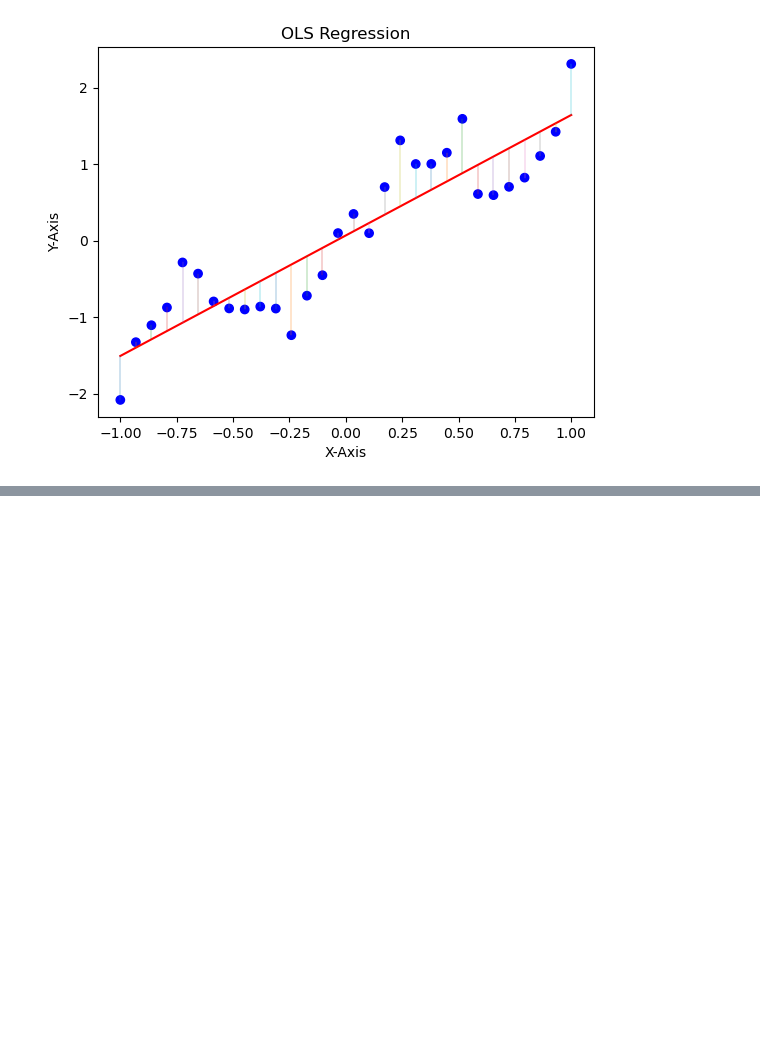
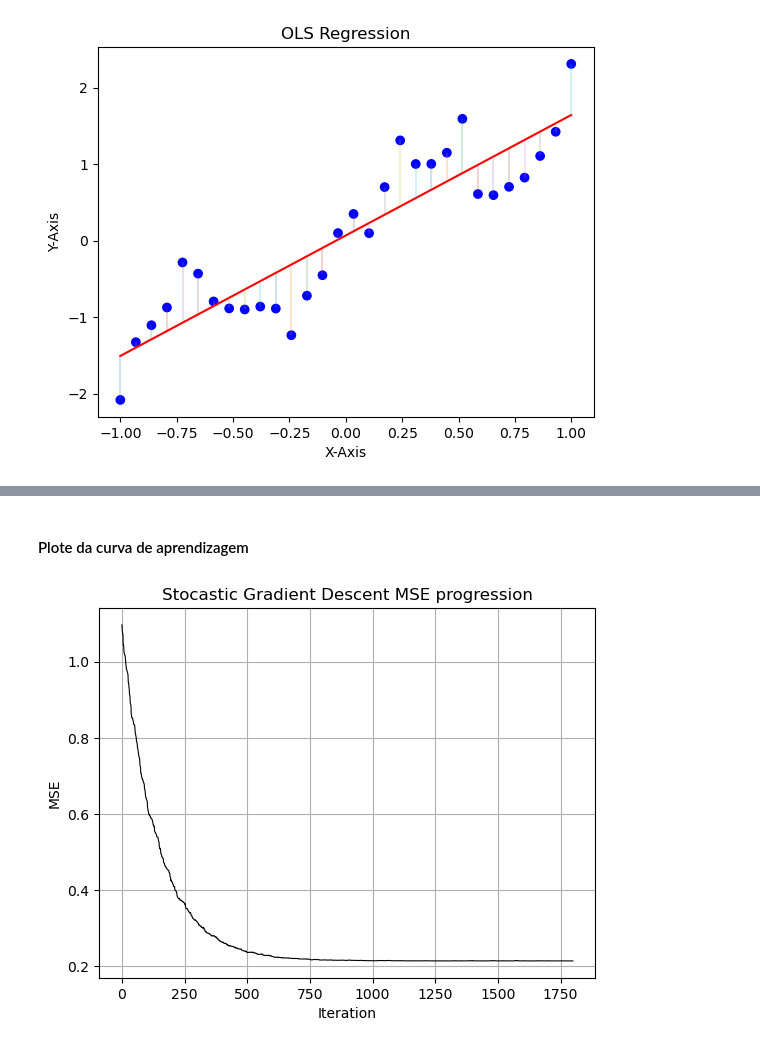
Before and after one commit to Louis-Ian/MachineLearning, a Jupyter notebook: Lista 1/list_01.ipynb, the cells around one changed output, grey strips where cells are left out. Cells and saved outputs as stored; diff of their text form; code cells hidden in the pictures; blank space fills up the shorter version.

```diff
--- a/Lista 1/list_01.ipynb
+++ b/Lista 1/list_01.ipynb
@@ -218,0 +304,15 @@ plt.show()
+# %% [markdown]
+#### Plote da curva de aprendizagem
+# %%
+fig, ax = plt.subplots()
+
+ax.set_title("Stocastic Gradient Descent MSE progression")
+ax.set_ylabel("MSE")
+ax.set_xlabel("Iteration")
+
+ax.plot(np.arange(mse_list_sgd.shape[0]), mse_list_sgd, color='black', linewidth='0.8')
+ax.grid(True)
+
+plt.show()
+# %% [output]
+[figure, added]
```
Also changed, not shown: parts of 23 cells of this notebook.
